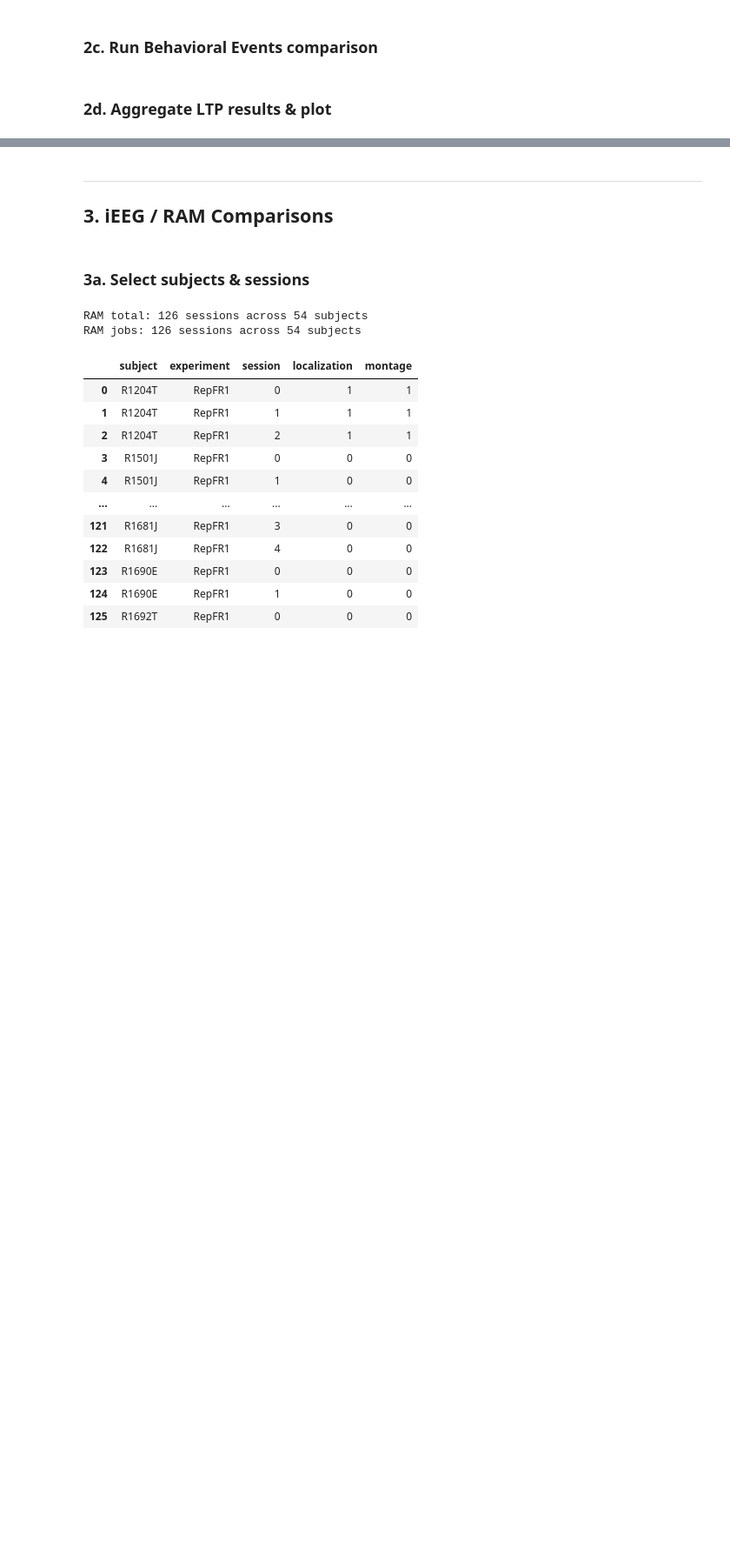
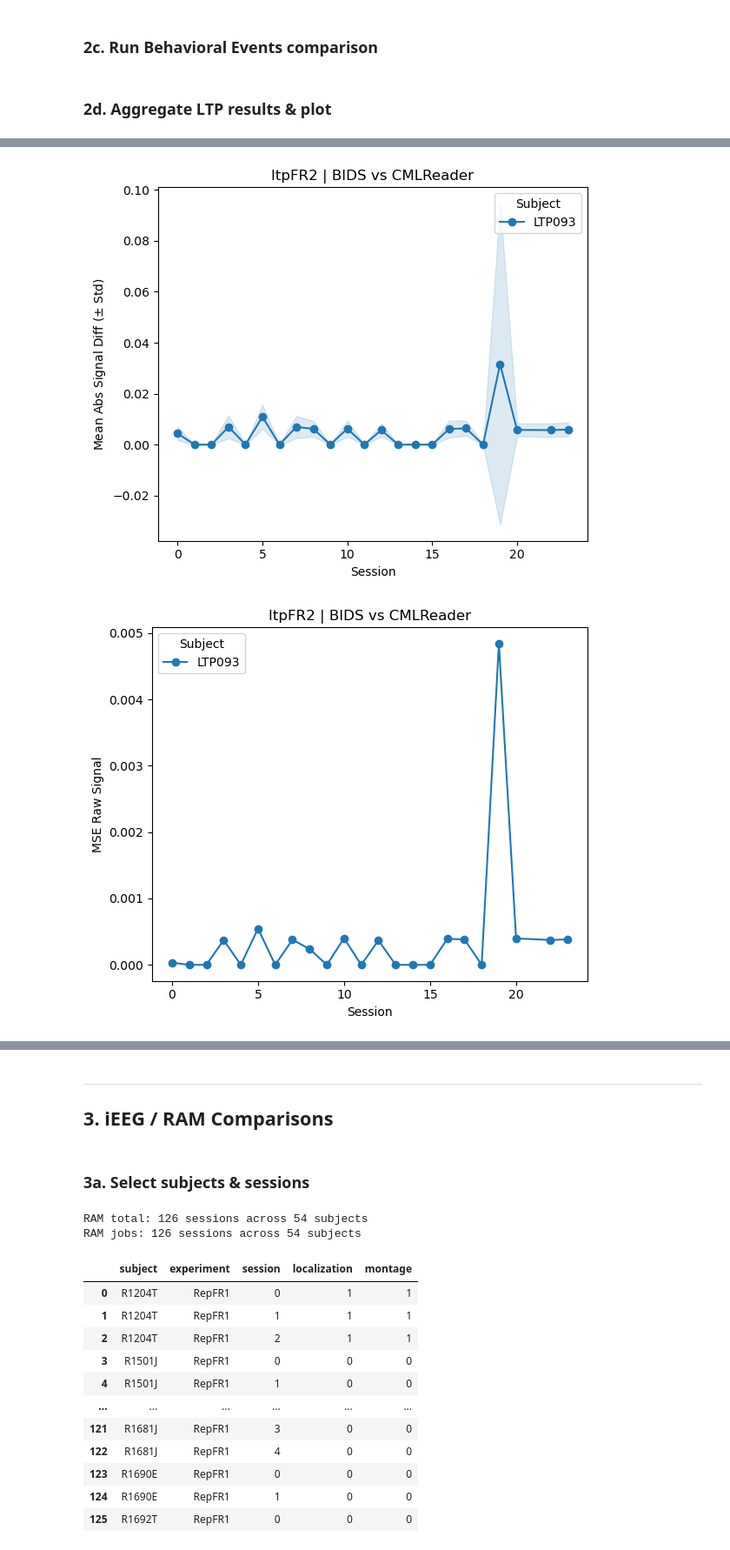
Before and after one commit to pennmem/EEGLoaderQualityCheck, a Jupyter notebook: compare_cml_bids.ipynb, the cells around one changed output, grey strips where cells are left out. Shown at 87% size. Drawn from its saved outputs; the diff is of its cells as text; code cells hidden in the pictures; blank space fills up the shorter version.

```diff
--- a/compare_cml_bids.ipynb
+++ b/compare_cml_bids.ipynb
@@ -959,4 +999,4 @@ FILE_CATEGORIES = [
     "df_digital_summary",
 ]
 
-ltp_dfs = load_dfs(FILE_CATEGORIES, final_dir=ltp_final)
+ltp_dfs = load_dfs(FILE_CATEGORIES, final_dir=ltp_final_path)
@@ -975,31 +1022,34 @@ if "df_epoch_time" in ltp_dfs:
 
 # --- Raw signal plots ---
 if "df_raw_summary" in ltp_dfs:
     plot_comparison_results(ltp_dfs["df_raw_summary"], "mean_abs_diff", "std_diff", col_label="Mean Abs Signal Diff")
     plot_comparison_results(ltp_dfs["df_raw_summary"], "mse", col_label="MSE Raw Signal")
     plot_comparison_results(ltp_dfs["df_raw_summary"], "n_exact_diff_channels")
     plot_comparison_results(ltp_dfs["df_raw_summary"], "n_close_diff_channels")
 
 # --- Time coord plots ---
 if "df_raw_time" in ltp_dfs:
     plot_comparison_results(ltp_dfs["df_raw_time"], "mean_abs_time_diff", "std_time_diff", col_label="Mean Abs Time Diff")
     plot_comparison_results(ltp_dfs["df_raw_time"], "mse_time", col_label="MSE Time")
 
 # --- Behavioral plots ---
 if "df_behavior_summary" in ltp_dfs:
     plot_comparison_results(ltp_dfs["df_behavior_summary"], "n_differing_columns")
 
 
 # --- Digital signal plots (scalp) ---
 if "df_digital_summary" in ltp_dfs:
     plot_comparison_results(ltp_dfs["df_digital_summary"], "mean_abs_diff", "std_diff",
                             col_label="Mean Abs Signal Diff", title="Digital Signal Mean Difference")
     plot_comparison_results(ltp_dfs["df_digital_summary"], "mse",
                             col_label="MSE Digital Signal", title="Digital Signal MSE")
 
 
 # --- New: per-pipeline summary stats + plots (saved to disk) ---
 # Use df_ltp (the BIDS data index for jobs) as ground truth for denominators,
 # so sessions with zero diffs are still counted in n_subs / n_comparisons.
 ltp_expected = expected_from_jobs(df_ltp)
-ltp_stats = run_all_plots(ltp_dfs, name="LTP", save_dir=ltp_final, expected=ltp_expected)
+ltp_stats = run_all_plots(ltp_dfs, name="LTP", save_dir=ltp_out_path, expected=ltp_expected)
+# %% [output]
+[figure, added]
+[figure, added]
```
Also changed, not shown: parts of 6 cells of this notebook, 5 other files.
